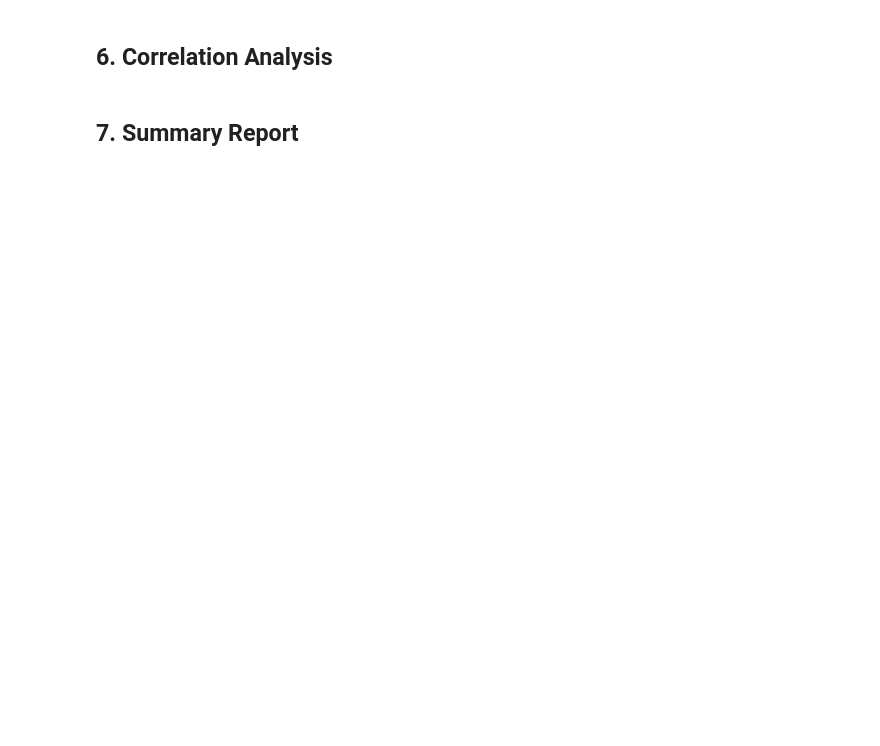
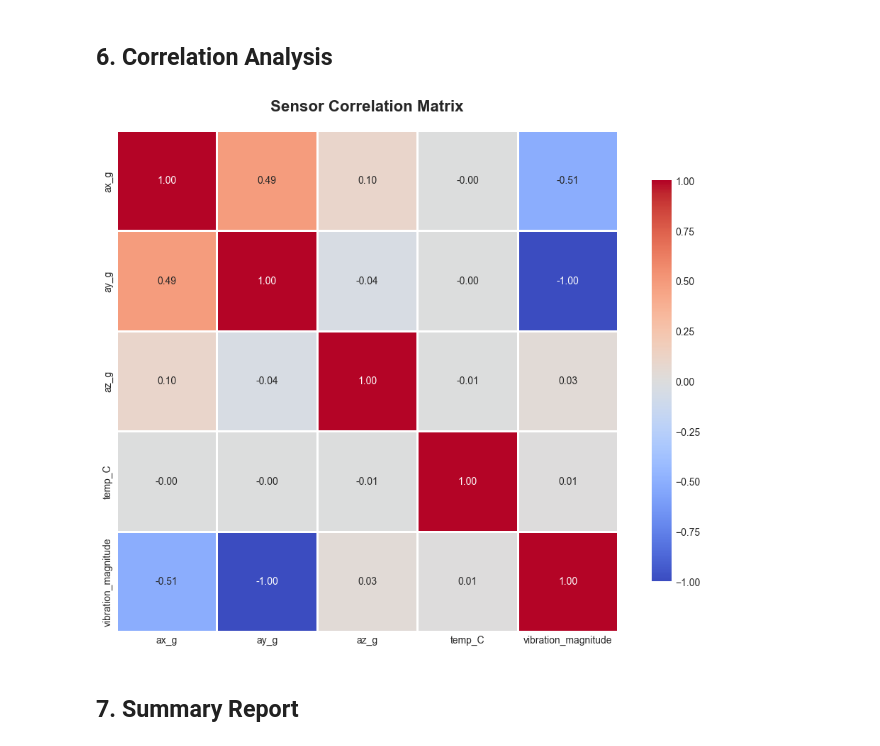
Before and after one commit to DArmandoSalinas/Motor-performance-prediction, a Jupyter notebook: Motor_Data_Analysis_v2.ipynb, the cells around one changed output. Cells and saved outputs as stored; diff of their text form; code cells hidden in the pictures; blank space fills up the shorter version.

```diff
--- a/Motor_Data_Analysis_v2.ipynb
+++ b/Motor_Data_Analysis_v2.ipynb
@@ -255,16 +427,18 @@ else:
 # %% [markdown]
 ## 6. Correlation Analysis
 # %%
-corr_cols = ['ax_g', 'ay_g', 'az_g', 'mic_raw', 'temp_C', 'vibration_magnitude']
+corr_cols = ['ax_g', 'ay_g', 'az_g', 'temp_C', 'vibration_magnitude']
 corr_matrix = df[corr_cols].corr()
 
 plt.figure(figsize=(10, 8))
 sns.heatmap(corr_matrix, annot=True, cmap='coolwarm', center=0,
             square=True, linewidths=2, cbar_kws={"shrink": 0.8}, fmt='.2f',
             vmin=-1, vmax=1)
 plt.title('Sensor Correlation Matrix', fontsize=16, fontweight='bold', pad=20)
 plt.tight_layout()
 plt.show()
+# %% [output]
+[figure, added]
 # %% [markdown]
 ## 7. Summary Report
 # %%
```
Also changed, not shown: parts of 10 cells of this notebook, 3 other files.
